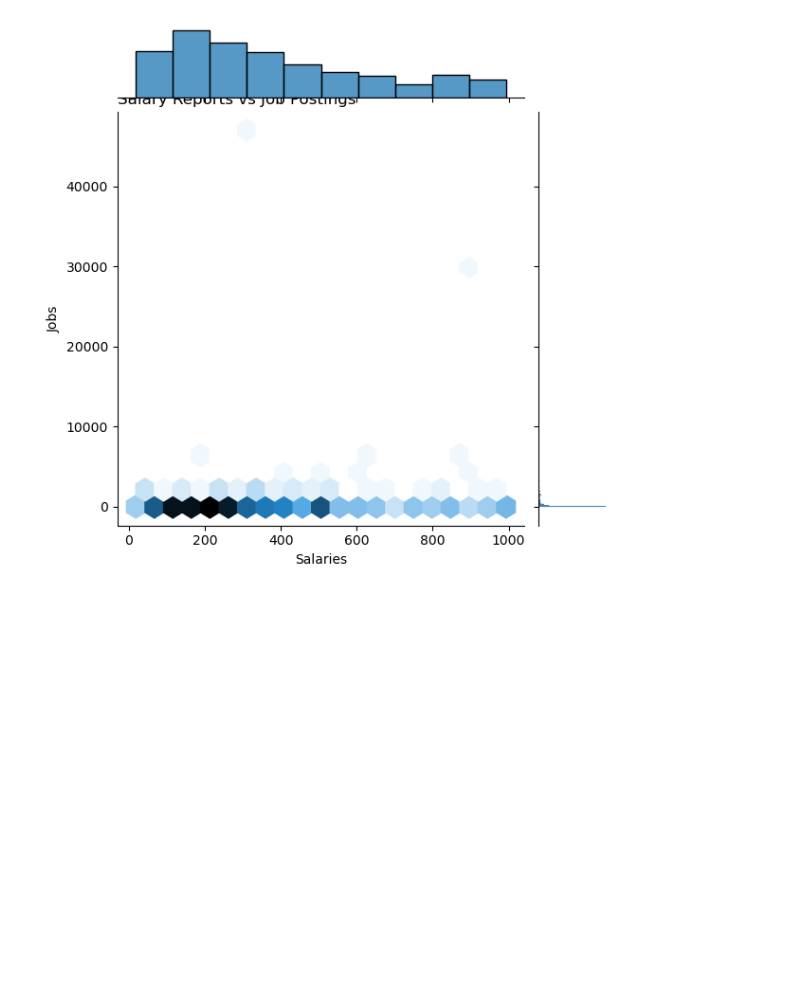
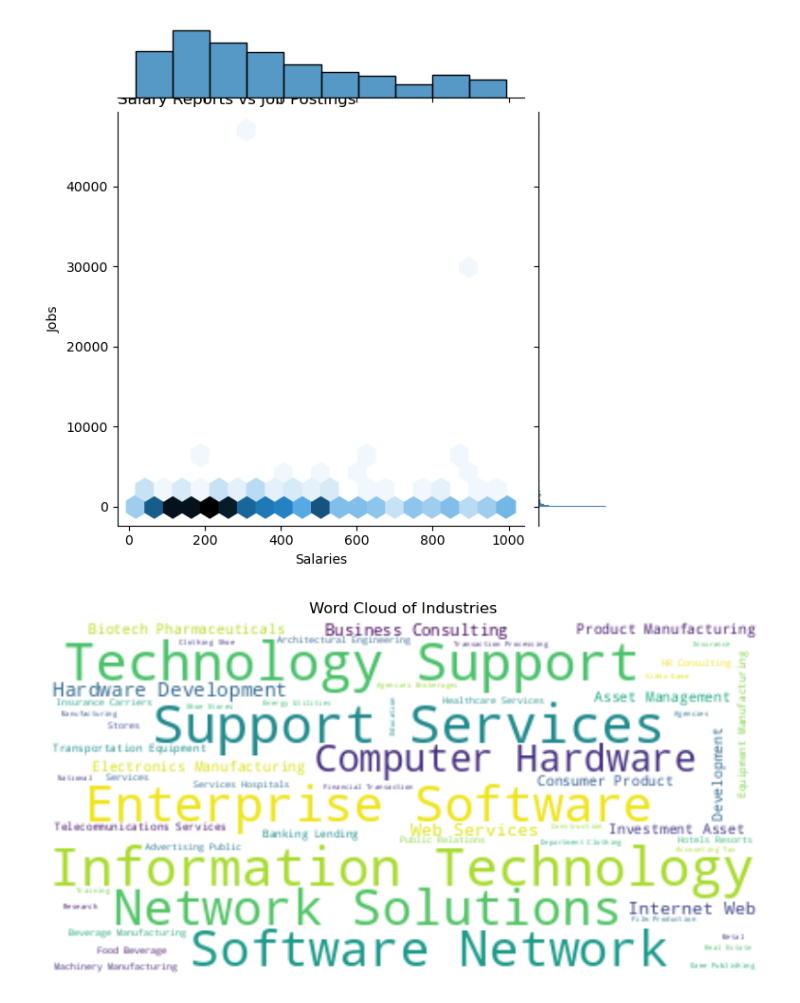
Before and after one commit to raj-rajat/Top-500-Companies-in-Bangalore-Bengaluru-India, a Jupyter notebook: top-500-companies-in-bangalore-bengaluru-india.ipynb, the cells around one changed output. Saved outputs shown, nothing was run; the diff lists cells and outputs as text; code cells hidden in the pictures; blank space fills up the shorter version.

```diff
--- a/top-500-companies-in-bangalore-bengaluru-india.ipynb
+++ b/top-500-companies-in-bangalore-bengaluru-india.ipynb
@@ -764,3 +764,19 @@ plt.title('Salary Reports vs Job Postings', loc='left')
 plt.show()
 # %% [output]
 [figure]
+# %%
+from wordcloud import WordCloud
+
+# Exclude missing values when creating the word cloud
+industry_text = " ".join(industry for industry in df.Industry if isinstance(industry, str))
+
+# Generate and display the word cloud
+wordcloud = WordCloud(background_color='white').generate(industry_text)
+
+plt.figure(figsize=(10,6))
+plt.imshow(wordcloud, interpolation='bilinear')
+plt.axis("off")
+plt.title('Word Cloud of Industries')
+plt.show()
+# %% [output]
+[figure, added]
```
Also changed, not shown: parts of 2 cells of this notebook.
